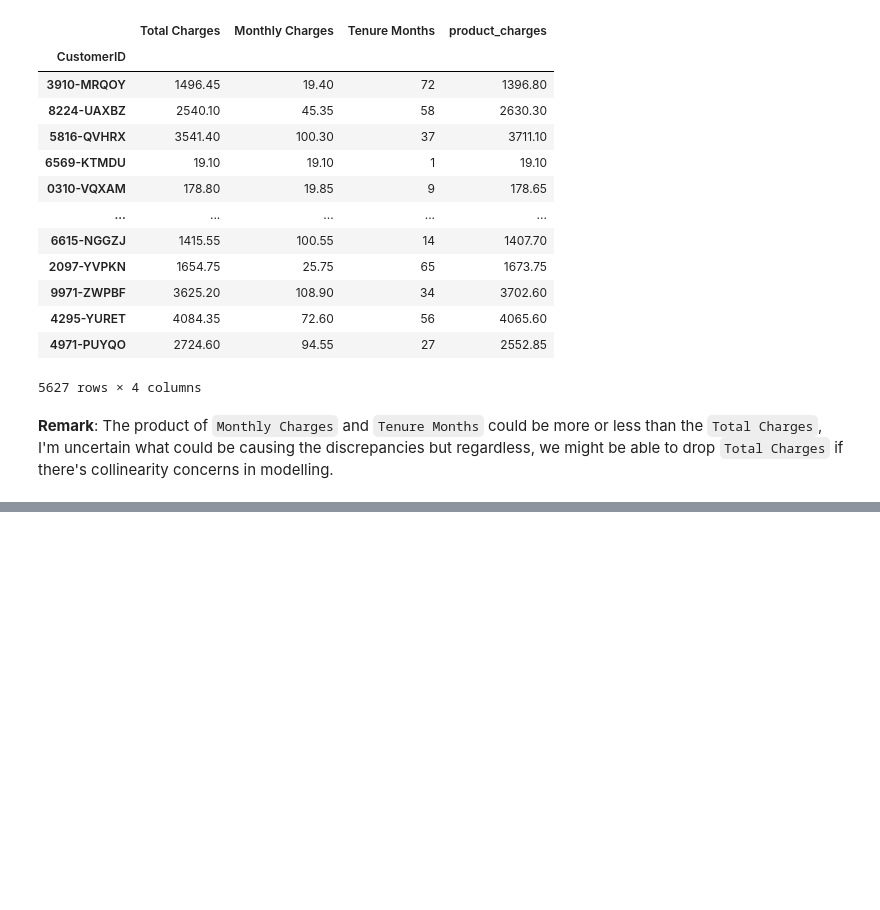
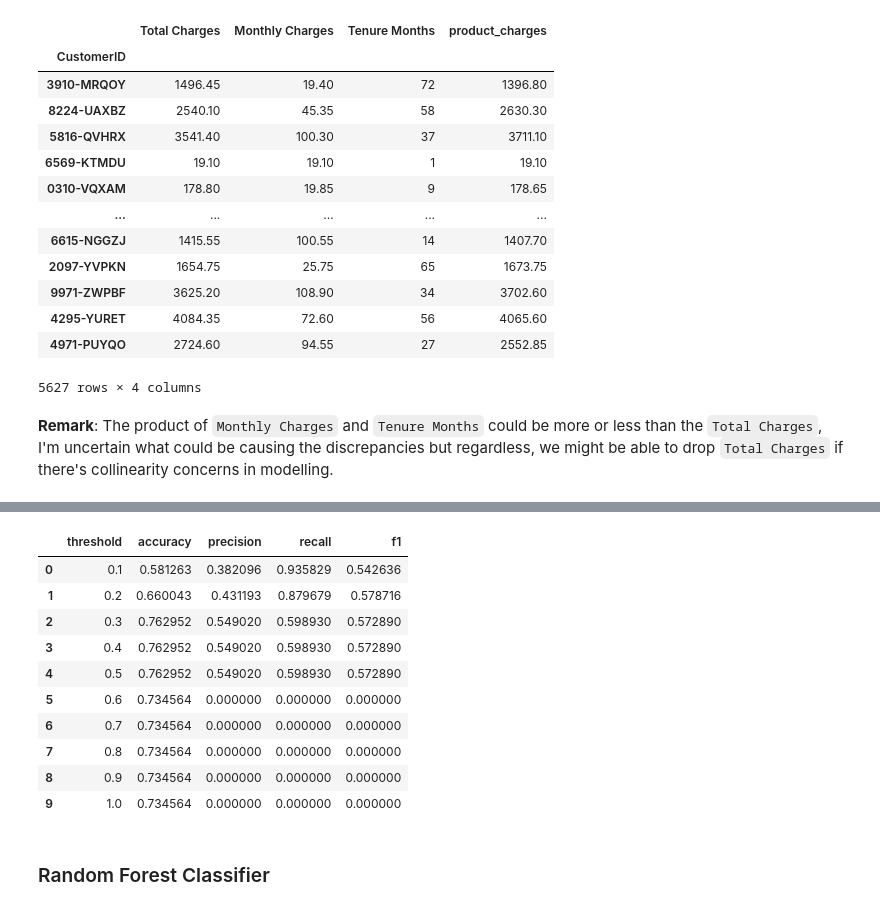
Before and after one commit to viviensiu/project_swan, a Jupyter notebook: swan_project_vs.ipynb, the cells around one changed output, grey strips where cells are left out. Drawn from its saved outputs; the diff is of its cells as text; code cells hidden in the pictures; blank space fills up the shorter version.

```diff
--- a/swan_project_vs.ipynb
+++ b/swan_project_vs.ipynb
@@ -411,0 +555,25 @@ See the caveats in the documentation: https://pandas.pydata.org/pandas-docs/stab
+# %%
+### Try best model on test set
+test_transformed = feature_eng(X_test)
+test_transformed.drop(drop_cols, axis=1, inplace=True)
+assert(all(test_transformed.index==y_test.index)), "Index mismatch in transformed test set"
+# %%
+test_pred = gcv.predict_proba(test_transformed)
+
+### Evaluation on test set
+df_scores = eval_set(y_test, test_pred)
+df_scores
+# %% [output]
+|  | threshold | accuracy | precision | recall | f1 |
+| 0 | 0.1 | 0.581263 | 0.382096 | 0.935829 | 0.542636 |
+| 1 | 0.2 | 0.660043 | 0.431193 | 0.879679 | 0.578716 |
+| 2 | 0.3 | 0.762952 | 0.549020 | 0.598930 | 0.572890 |
+| 3 | 0.4 | 0.762952 | 0.549020 | 0.598930 | 0.572890 |
+| 4 | 0.5 | 0.762952 | 0.549020 | 0.598930 | 0.572890 |
+| 5 | 0.6 | 0.734564 | 0.000000 | 0.000000 | 0.000000 |
+| 6 | 0.7 | 0.734564 | 0.000000 | 0.000000 | 0.000000 |
+| 7 | 0.8 | 0.734564 | 0.000000 | 0.000000 | 0.000000 |
+| 8 | 0.9 | 0.734564 | 0.000000 | 0.000000 | 0.000000 |
+| 9 | 1.0 | 0.734564 | 0.000000 | 0.000000 | 0.000000 |
+# %% [markdown]
+### Random Forest Classifier
```
Also changed, not shown: parts of 30 cells of this notebook.
